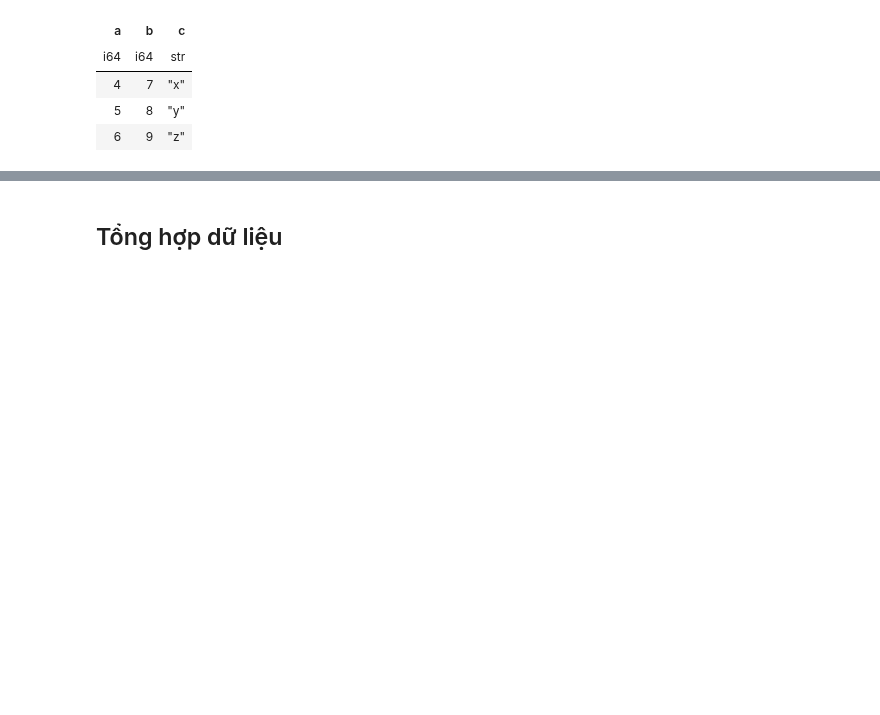
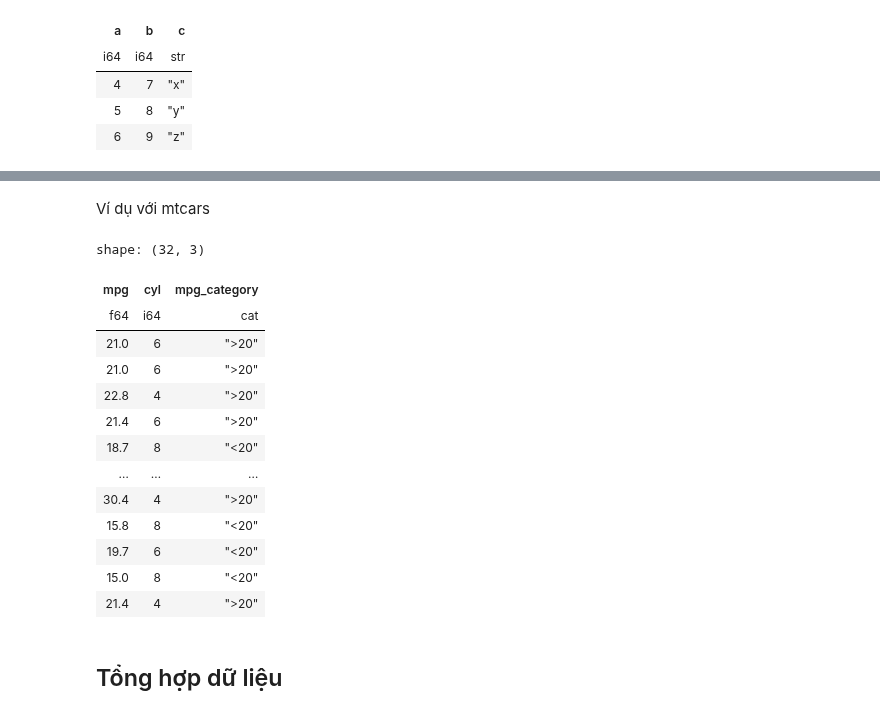
Before and after one commit to anhhd/anhhd.github.io, a Jupyter notebook: ds-book-python/.doctrees/nbsphinx/p01-20-polars.ipynb, the cells around one changed output, grey strips where cells are left out. Cells and saved outputs as stored; diff of their text form; code cells hidden in the pictures; blank space fills up the shorter version.

```diff
--- a/ds-book-python/.doctrees/nbsphinx/p01-20-polars.ipynb
+++ b/ds-book-python/.doctrees/nbsphinx/p01-20-polars.ipynb
@@ -617,3 +629,30 @@ shape: (3, 3)
+# %% [markdown]
+Ví dụ với mtcars
+# %%
+(
+    mtcars_pl.select(pl.col("mpg", "cyl"))
+    .with_columns(
+        pl.when(pl.col("mpg") > 20).then(pl.lit(">20"))
+        .otherwise(pl.lit("<20"))
+        .cast(pl.Categorical)
+        .alias("mpg_category")
+    )
+)
+# %% [output]
+shape: (32, 3)
+| mpg | cyl | mpg_category |
+| f64 | i64 | cat |
+| 21.0 | 6 | ">20" |
+| 21.0 | 6 | ">20" |
+| 22.8 | 4 | ">20" |
+| 21.4 | 6 | ">20" |
+| 18.7 | 8 | "<20" |
+| … | … | … |
+| 30.4 | 4 | ">20" |
+| 15.8 | 8 | "<20" |
+| 19.7 | 6 | "<20" |
+| 15.0 | 8 | "<20" |
+| 21.4 | 4 | ">20" |
 # %% [markdown]
 ## Tổng hợp dữ liệu
 # %% [markdown]
```
Also changed, not shown: parts of 31 cells of this notebook, 7 other files.
